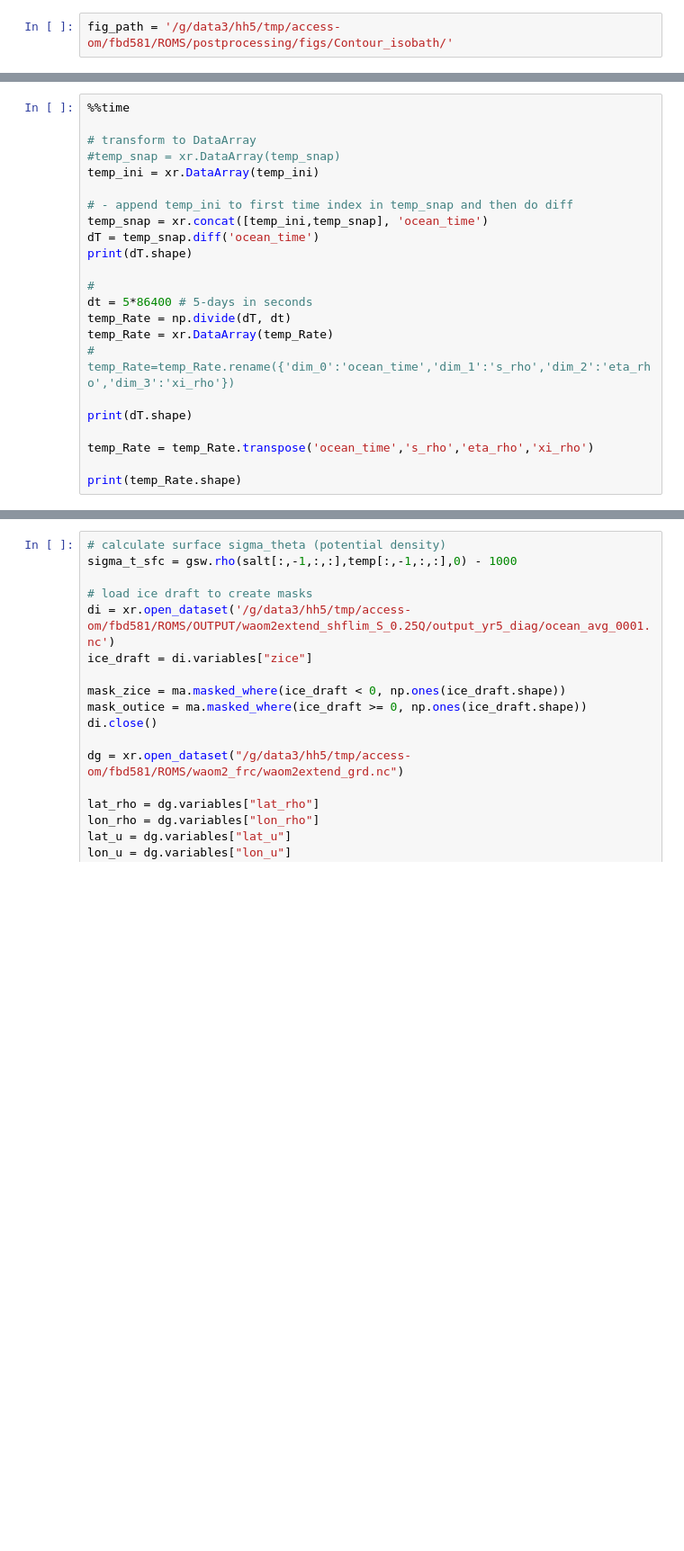
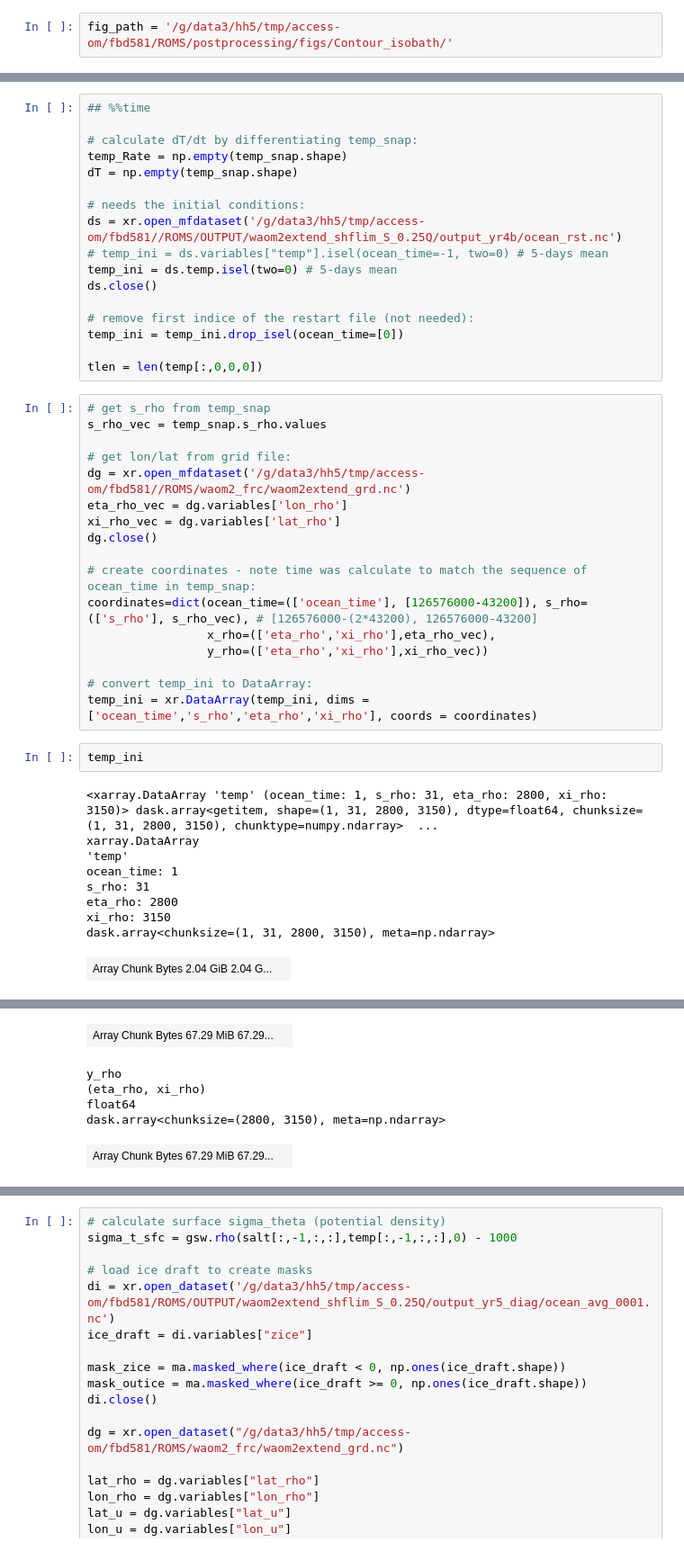
Before and after one commit to fabiobdias/waom_notebook, a Jupyter notebook: OHB_shelf/WAOM2extend_shflim_S_0.25Q_OHB_shelf_budget_closure.ipynb, the cells around one changed output, grey strips where cells are left out. Shown at 90% size. Cells and saved outputs as stored; diff of their text form; blank space fills up the shorter version.

```diff
--- a/OHB_shelf/WAOM2extend_shflim_S_0.25Q_OHB_shelf_budget_closure.ipynb
+++ b/OHB_shelf/WAOM2extend_shflim_S_0.25Q_OHB_shelf_budget_closure.ipynb
@@ -236,23 +144,46 @@ tlen = len(temp[:,0,0,0])
-# %%
-%%time
-
-# transform to DataArray
-#temp_snap = xr.DataArray(temp_snap)
-temp_ini = xr.DataArray(temp_ini)
-
-# - append temp_ini to first time index in temp_snap and then do diff
-temp_snap = xr.concat([temp_ini,temp_snap], 'ocean_time')
-dT = temp_snap.diff('ocean_time')
-print(dT.shape)
-
-#
-dt = 5*86400 # 5-days in seconds
-temp_Rate = np.divide(dT, dt)
-temp_Rate = xr.DataArray(temp_Rate)
-# temp_Rate=temp_Rate.rename({'dim_0':'ocean_time','dim_1':'s_rho','dim_2':'eta_rho','dim_3':'xi_rho'})
-
-print(dT.shape)
-
-temp_Rate = temp_Rate.transpose('ocean_time','s_rho','eta_rho','xi_rho')
-
-print(temp_Rate.shape)
+# %%
+## %%time
+
+# calculate dT/dt by differentiating temp_snap:
+temp_Rate = np.empty(temp_snap.shape)
+dT = np.empty(temp_snap.shape)
+
+# needs the initial conditions:
+ds = xr.open_mfdataset('/g/data3/hh5/tmp/access-om/fbd581//ROMS/OUTPUT/waom2extend_shflim_S_0.25Q/output_yr4b/ocean_rst.nc')
+# temp_ini = ds.variables["temp"].isel(ocean_time=-1, two=0) # 5-days mean
+temp_ini = ds.temp.isel(two=0) # 5-days mean
+ds.close()
+
+# remove first indice of the restart file (not needed):
+temp_ini = temp_ini.drop_isel(ocean_time=[0])
+
+tlen = len(temp[:,0,0,0])
+# %%
+# get s_rho from temp_snap
+s_rho_vec = temp_snap.s_rho.values
+
+# get lon/lat from grid file:
+dg = xr.open_mfdataset('/g/data3/hh5/tmp/access-om/fbd581//ROMS/waom2_frc/waom2extend_grd.nc')
+eta_rho_vec = dg.variables['lon_rho']
+xi_rho_vec = dg.variables['lat_rho']
+dg.close()
+
+# create coordinates - note time was calculate to match the sequence of ocean_time in temp_snap:
+coordinates=dict(ocean_time=(['ocean_time'], [126576000-43200]), s_rho=(['s_rho'], s_rho_vec), # [126576000-(2*43200), 126576000-43200]
+                 x_rho=(['eta_rho','xi_rho'],eta_rho_vec),
+                 y_rho=(['eta_rho','xi_rho'],xi_rho_vec))
+
+# convert temp_ini to DataArray:
+temp_ini = xr.DataArray(temp_ini, dims = ['ocean_time','s_rho','eta_rho','xi_rho'], coords = coordinates)
+# %%
+temp_ini
+# %% [output]
+<xarray.DataArray 'temp' (ocean_time: 1, s_rho: 31, eta_rho: 2800, xi_rho: 3150)> dask.array<getitem, shape=(1, 31, 2800, 3150), dtype=float64, chunksize=(1, 31, 2800, 3150), chunktype=numpy.ndarray>  ...
+xarray.DataArray
+'temp'
+ocean_time: 1
+s_rho: 31
+eta_rho: 2800
+xi_rho: 3150
+dask.array<chunksize=(1, 31, 2800, 3150), meta=np.ndarray>
+| Array Chunk Bytes 2.04 GiB 2.04 G... |  |
@@ -258,0 +205,6 @@ print(temp_Rate.shape)
+| Array Chunk Bytes 67.29 MiB 67.29... |  |
+y_rho
+(eta_rho, xi_rho)
+float64
+dask.array<chunksize=(2800, 3150), meta=np.ndarray>
+| Array Chunk Bytes 67.29 MiB 67.29... |  |
```
Also changed, not shown: parts of 16 cells of this notebook, 7 other files.
